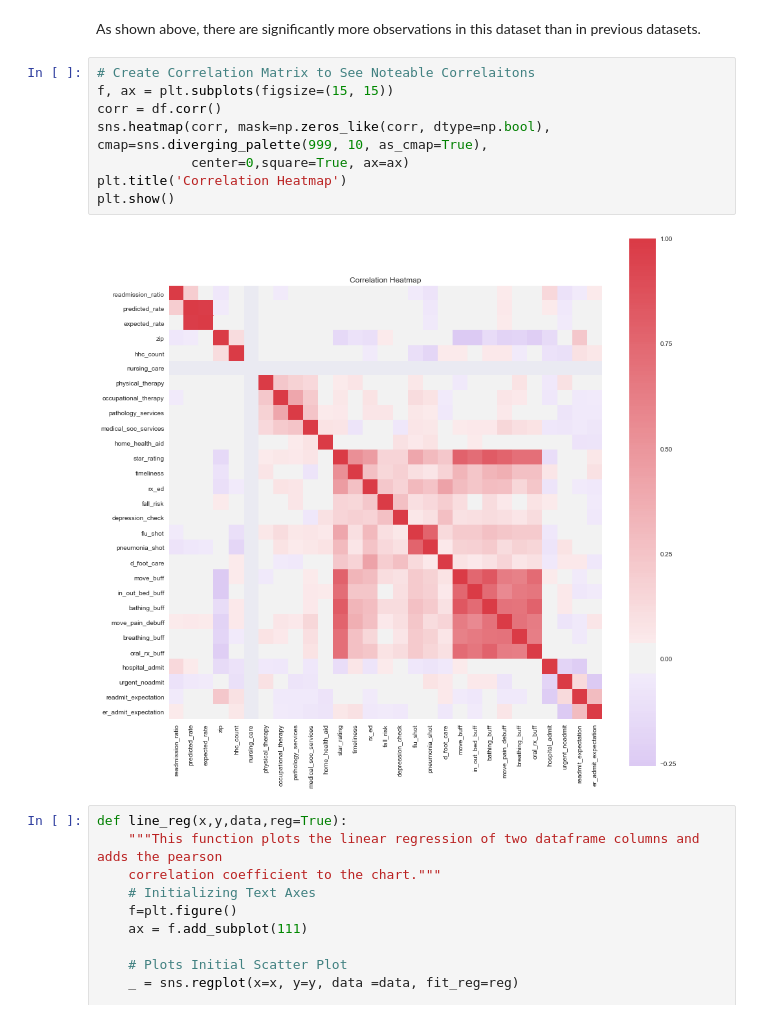
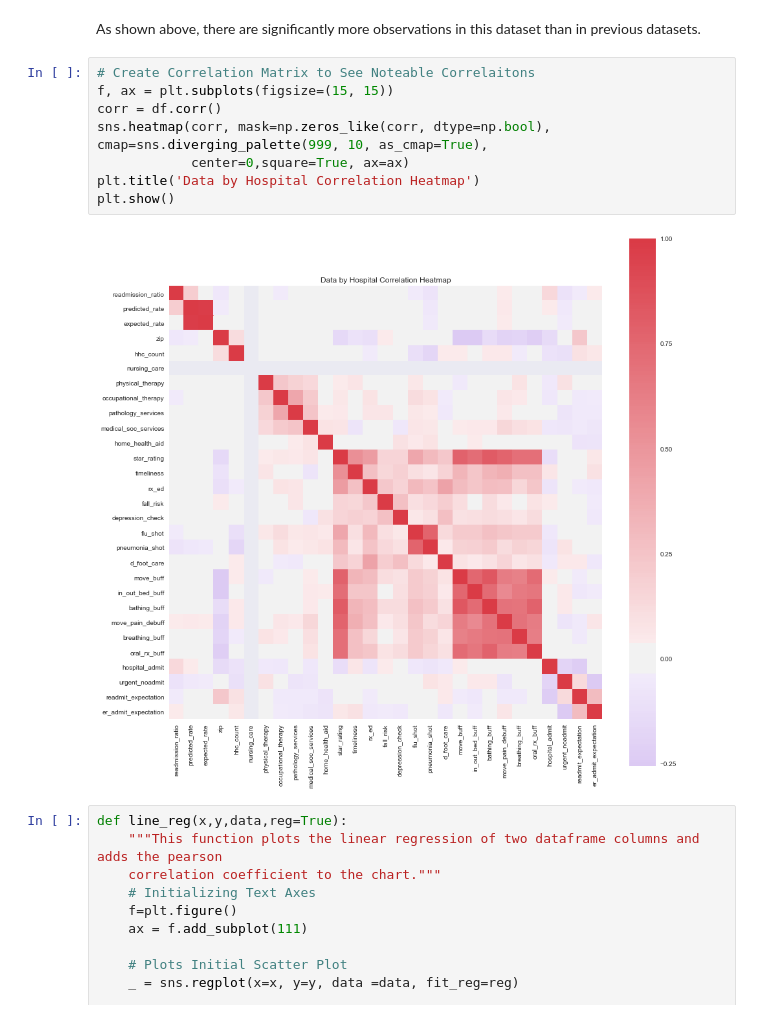
Before and after one commit to jsking751/Capstone_1, a Jupyter notebook: EDA and Analysis/EDA_Part_3.ipynb, the cells around one changed output. Cells and saved outputs as stored; diff of their text form.

```diff
--- a/EDA and Analysis/EDA_Part_3.ipynb
+++ b/EDA and Analysis/EDA_Part_3.ipynb
@@ -38,13 +38,13 @@ As shown above, there are significantly more observations in this dataset than i
 # %%
 # Create Correlation Matrix to See Noteable Correlaitons
 f, ax = plt.subplots(figsize=(15, 15))
 corr = df.corr()
 sns.heatmap(corr, mask=np.zeros_like(corr, dtype=np.bool), cmap=sns.diverging_palette(999, 10, as_cmap=True),
             center=0,square=True, ax=ax)
-plt.title('Correlation Heatmap')
+plt.title('Data by Hospital Correlation Heatmap')
 plt.show()
 # %% [output]
-[figure, old version]
+[figure, new version]
 # %%
 def line_reg(x,y,data,reg=True):
     """This function plots the linear regression of two dataframe columns and adds the pearson
```
